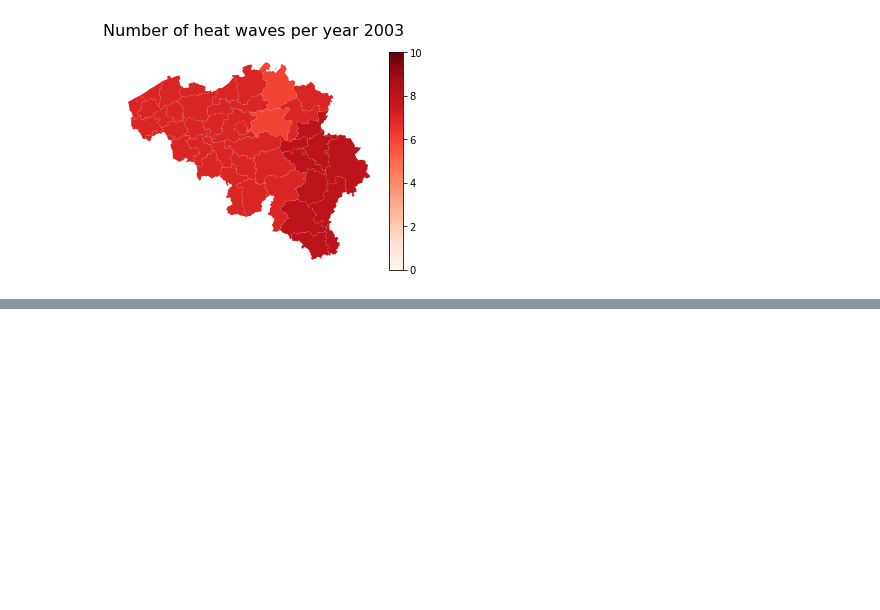
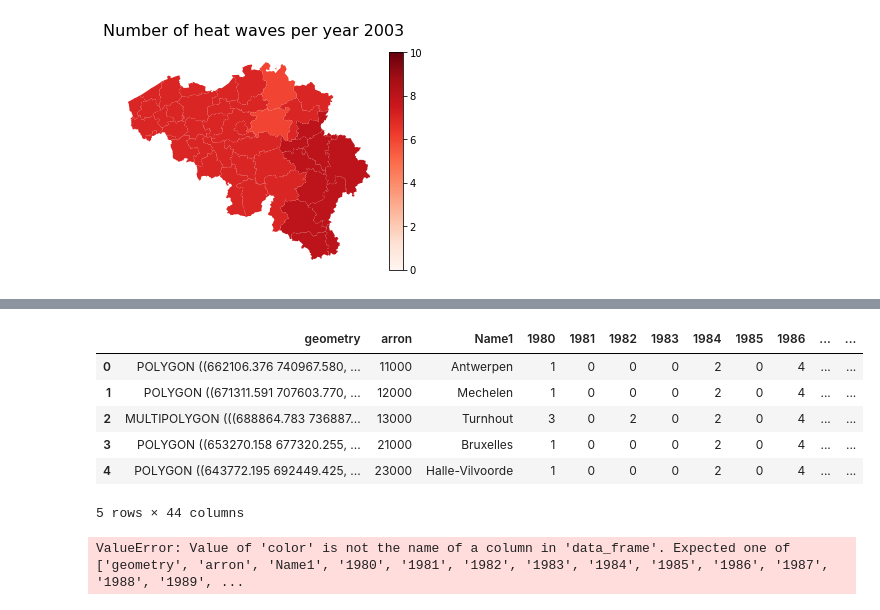
Before and after one commit to mariobecerra/mda_project, a Jupyter notebook: code/05_Maps_trends_heatwaves (1).ipynb, the cells around one changed output, grey strips where cells are left out. Cells and saved outputs as stored; diff of their text form; code cells hidden in the pictures; blank space fills up the shorter version.

```diff
--- a/code/05_Maps_trends_heatwaves (1).ipynb
+++ b/code/05_Maps_trends_heatwaves (1).ipynb
@@ -139,0 +166,25 @@ Belgium_shapes_merge_eda.plot(column='2003', cmap='Reds', ax=ax, legend=True, ca
+# %%
+Belgium_shapes_merge = Belgium_shapes.merge(heat_fr, on='arron', suffixes=('', '_drop'))
+Belgium_shapes_merge.head()
+# %% [output]
+|  | geometry | arron | Name1 | 1980 | 1981 | 1982 | 1983 | 1984 | 1985 | 1986 | ... | ... |
+| 0 | POLYGON ((662106.376 740967.580, ... | 11000 | Antwerpen | 1 | 0 | 0 | 0 | 2 | 0 | 4 | ... | ... |
+| 1 | POLYGON ((671311.591 707603.770, ... | 12000 | Mechelen | 1 | 0 | 0 | 0 | 2 | 0 | 4 | ... | ... |
+| 2 | MULTIPOLYGON (((688864.783 736887... | 13000 | Turnhout | 3 | 0 | 2 | 0 | 2 | 0 | 4 | ... | ... |
+| 3 | POLYGON ((653270.158 677320.255, ... | 21000 | Bruxelles | 1 | 0 | 0 | 0 | 2 | 0 | 4 | ... | ... |
+| 4 | POLYGON ((643772.195 692449.425, ... | 23000 | Halle-Vilvoorde | 1 | 0 | 0 | 0 | 2 | 0 | 4 | ... | ... |
+5 rows × 44 columns
+# %%
+from pyproj import crs
+geo_intens=Belgium_shapes_intens.to_crs(epsg=4326)
+json_intens= geo_intens.__geo_interface__
+geo_freq=Belgium_shapes_merge.to_crs(epsg=4326)
+json_freq= geo_freq.__geo_interface__
+fig = px.choropleth(
+       Belgium_shapes_merge, geojson=json_freq,locations=Belgium_shapes_merge.index, color='2000-2004',
+    color_continuous_scale='reds',hover_name='Name1'
+      )
+fig.update_geos(fitbounds="locations", visible=False)
+fig.show()
+# %% [output]
+ValueError: Value of 'color' is not the name of a column in 'data_frame'. Expected one of ['geometry', 'arron', 'Name1', '1980', '1981', '1982', '1983', '1984', '1985', '1986', '1987', '1988', '1989', ...
```
Also changed, not shown: parts of 8 cells of this notebook, 2 other files.
